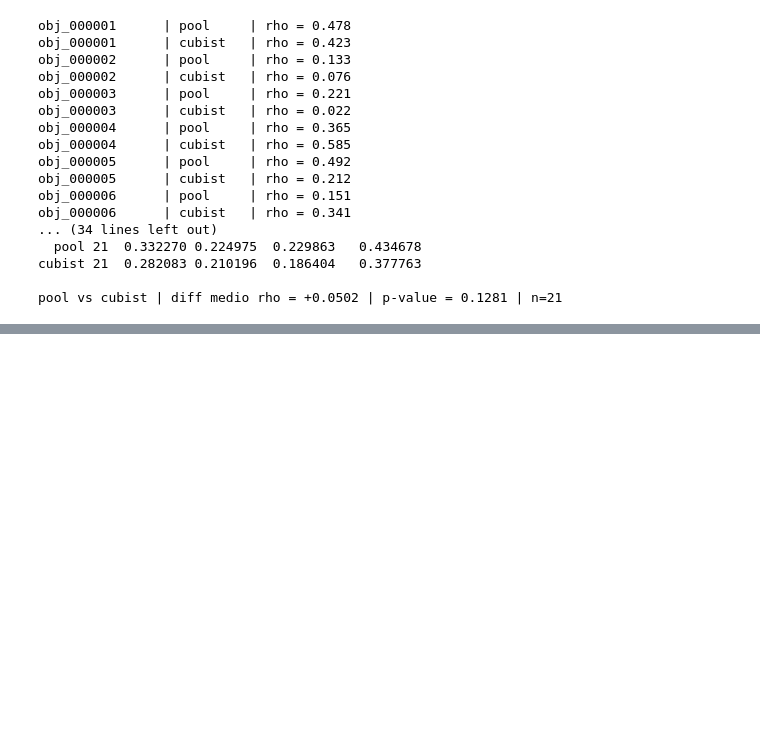
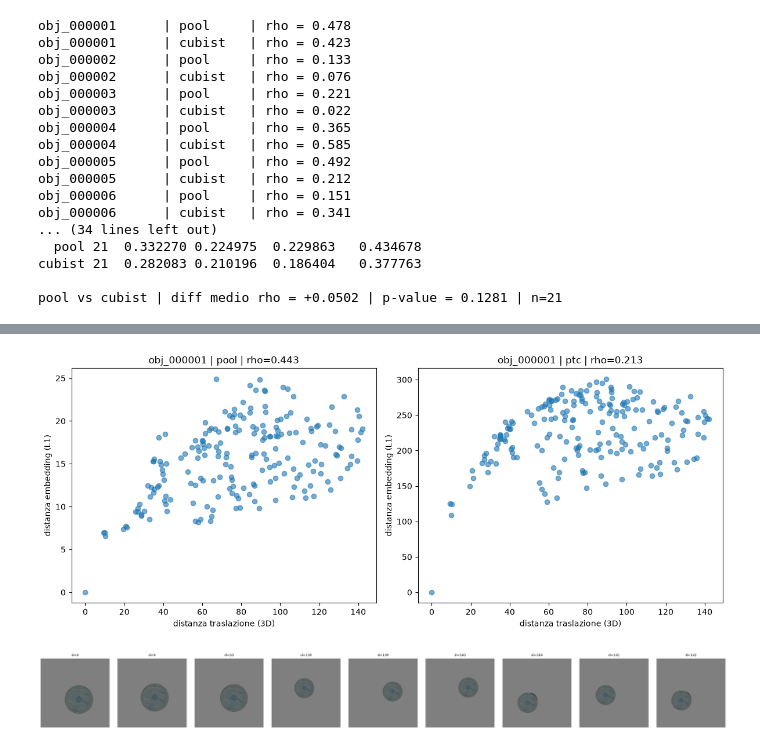
Before and after one commit to Saiukk/PoseJEPA, a Jupyter notebook: Script/Notebook/Descriptor.ipynb, the cells around one changed output, grey strips where cells are left out. Saved outputs shown, nothing was run; the diff lists cells and outputs as text; code cells hidden in the pictures; blank space fills up the shorter version.

```diff
--- a/Script/Notebook/Descriptor.ipynb
+++ b/Script/Notebook/Descriptor.ipynb
@@ -838,0 +1030,14 @@ pool vs cubist | diff medio rho = +0.0502 | p-value = 0.1281 | n=21
+# %%
+summary_trans = summarize(results_trans_df)
+print(summary_trans.to_string(index=False))
+
+print("\n--- Test appaiato (Wilcoxon signed-rank) — traslazione ---")
+pivot_trans = results_trans_df.pivot(index="object", columns="token", values="rho").dropna()
+pairs = [("pool", "proj"), ("pool", "ptc"), ("proj", "ptc"),
+         ("pool", "cubist"), ("proj", "cubist"), ("ptc", "cubist")]
+for a, b in pairs:
+    if a in pivot_trans.columns and b in pivot_trans.columns:
+        stat, p = wilcoxon(pivot_trans[a], pivot_trans[b])
+        diff = (pivot_trans[a] - pivot_trans[b]).mean()
+        print(f"{a:6s} vs {b:6s} | diff medio rho = {diff:+.4f} | p-value = {p:.4f} | n={len(pivot_trans)}"
+              + ("  <-- significativo (p<0.05)" if p < 0.05 else ""))
@@ -838,0 +1058,55 @@ pool vs cubist | diff medio rho = +0.0502 | p-value = 0.1281 | n=21
+# %%
+def scatter_trans_diag(obj_name, dataset="ycbv_translation", tokens=("pool", "ptc"),
+                       component="all", ref_idx=0, grid=2):
+    df = pd.read_csv(RENDERS / dataset / "gt_poses.csv")
+    df = df[df["object"] == obj_name].reset_index(drop=True)
+    T_all = df[["tx", "ty", "tz"]].values
+    t_ref = T_all[ref_idx]
+    img_paths = [str(RENDERS / p) for p in df["image"]]
+
+    tdist = np.array([np.linalg.norm(T_all[i] - t_ref) if component == "all"
+                      else None for i in range(len(df))])
+
+    fig, axes = plt.subplots(1, len(tokens), figsize=(6*len(tokens), 5))
+    if len(tokens) == 1: axes = [axes]
+
+    clear_forward_cache()
+    for ax, token in zip(axes, tokens):
+        kwargs = {"grid": grid} if token in ("pool", "cubist") else {}
+        e_ref = extract_features2(img_paths[ref_idx], token=token, **kwargs)
+        dists = [torch.abs(e_ref - extract_features2(p, token=token, **kwargs)).sum().item()
+                for p in img_paths]
+        rho, _ = spearmanr(tdist, dists)
+        ax.scatter(tdist, dists, alpha=0.6)
+        ax.set_title(f"{obj_name} | {token} | rho={rho:.3f}")
+        ax.set_xlabel("distanza traslazione (3D)")
+        ax.set_ylabel("distanza embedding (L1)")
+    plt.tight_layout()
+    plt.show()
+
+scatter_trans_diag("obj_000001")   # cambia oggetto per controllarne altri
+# %% [output]
+[figure, added]
+# %%
+def show_translation_extremes(obj_name, dataset="ycbv_translation", ref_idx=0, n=6):
+    df = pd.read_csv(RENDERS / dataset / "gt_poses.csv")
+    df = df[df["object"] == obj_name].reset_index(drop=True)
+    T_all = df[["tx", "ty", "tz"]].values
+    t_ref = T_all[ref_idx]
+    tdist = np.linalg.norm(T_all - t_ref, axis=1)
+
+    order = np.argsort(tdist)
+    idx_show = list(order[:3]) + list(order[-n:])  # 3 più vicine + n più lontane
+
+    fig, axes = plt.subplots(1, len(idx_show), figsize=(3*len(idx_show), 3))
+    for ax, i in zip(axes, idx_show):
+        img = Image.open(RENDERS / df.loc[i, "image"]).convert("RGB")
+        ax.imshow(img)
+        ax.set_title(f"d={tdist[i]:.0f}", fontsize=9)
+        ax.axis("off")
+    plt.tight_layout()
+    plt.show()
+
+show_translation_extremes("obj_000001")
+# %% [output]
+[figure, added]
```
Also changed, not shown: parts of 17 cells of this notebook.
